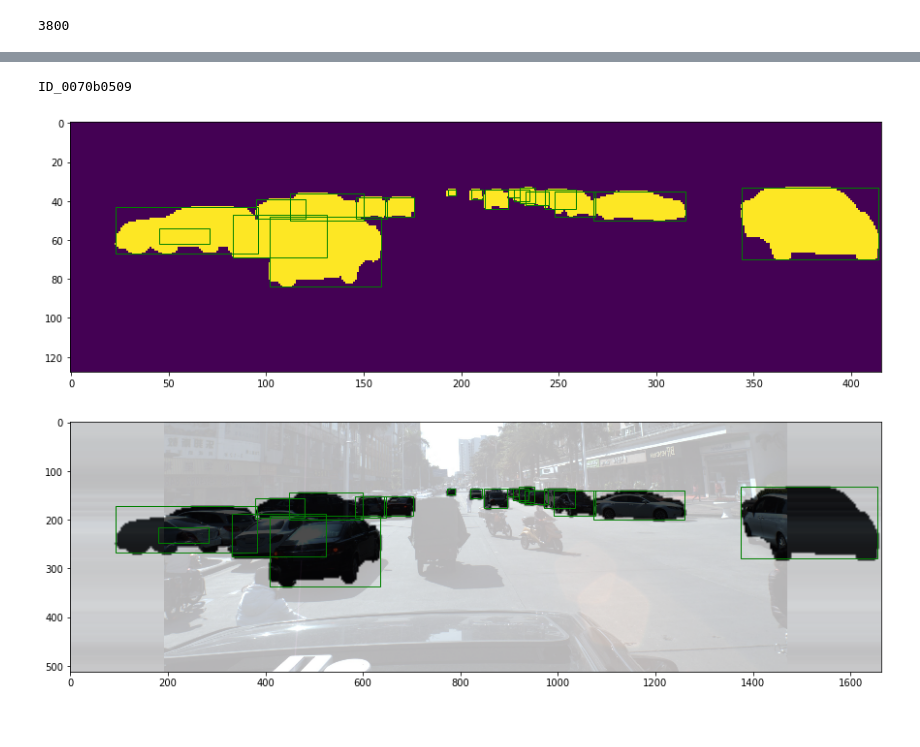
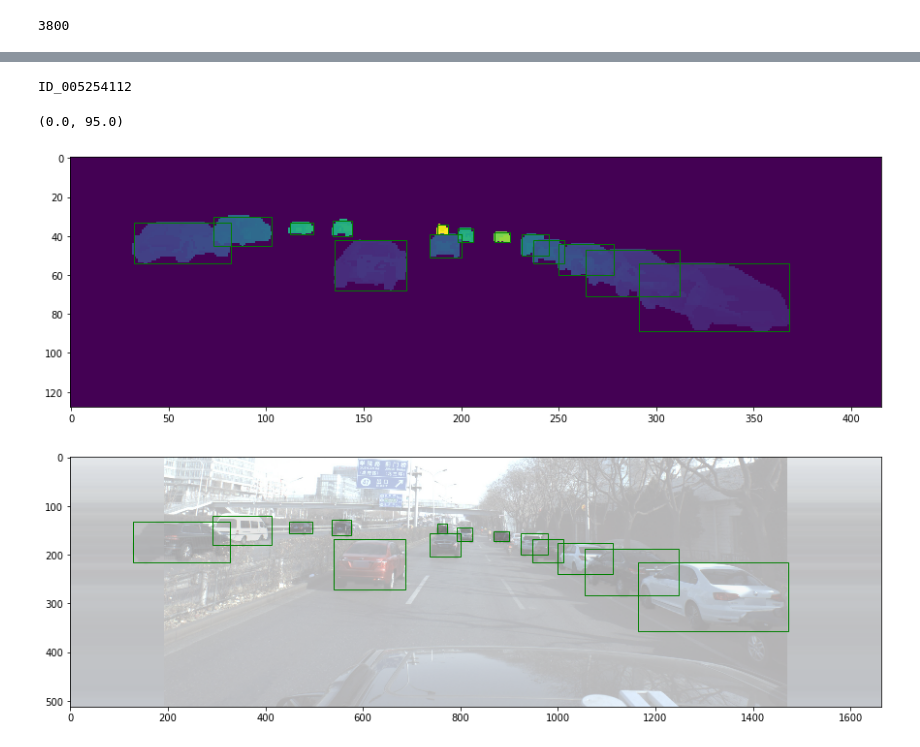
Before and after one commit to dmitry-vorobiev/kaggle-pku-autonomous-driving-centernet, a Jupyter notebook: notebooks/dense_masks.ipynb, the cells around one changed output, grey strips where cells are left out. Saved outputs shown, nothing was run; the diff lists cells and outputs as text; code cells hidden in the pictures.

Commit message:
vis dense mask

```diff
--- a/notebooks/dense masks.ipynb
+++ b/notebooks/dense_masks.ipynb
@@ -187,7 +187,7 @@ count = 0
 # %%
 draw_gaussian = draw_umich_gaussian
 aug = False
-flipped = True
+flipped = False
 stop_counter = False
 
 if not stop_counter:
@@ -234,55 +234,76 @@ for k in range(num_objs):
     ct = proj_point(ann['location'], calib)
     bbox = np.array(ann['bbox'])
     pts = np.array(ann['pts'])
+    car_name = car_models.car_id2name[ann['car_id']].name
+    car_model = models_3D[car_name]
+
+    Rt = np.eye(4)
+    Rt[:3, 3] = ann['location']
+    Rt[:3,:3] = euler_angles_to_rotation_matrix(ann['rotation']).T
+
+    vert = car_model['vertices']
+    P = np.ones((vert.shape[0],vert.shape[1]+1))
+    P[:, :-1] = vert
+
+    pts_3d = (calib[:,:3] @ (Rt[:3,:] @ P.T)).T
+    pts_2d = pts_3d[:,:2] / pts_3d[:,2:]
+
     if flipped:
         ct[0] = width-1 - ct[0]
         bbox[[0, 2]] = width-1 - bbox[[2, 0]]
-        pts[:,0] = width-1 - pts[:,0]
+        pts_2d[:,0] = width-1 - pts[:,0]
     if pad_w_pct > 0:
         offset = int(width * pad_w_pct / 2)
         ct[0] += offset
         bbox[[0, 2]] += offset
-        pts[:,0] += offset
+        pts_2d[:,0] += offset
     if img_bottom_half:
         ct[1] -= height
         bbox[[1, 3]] -= height
-        pts[:,1] -= height
+        pts_2d[:,1] -= height
     ct = affine_transform(ct, trans_output)
     ct0 = np.copy(ct)
     ct[0] = np.clip(ct[0], 0, hm.shape[2] - 1)
     ct[1] = np.clip(ct[1], 0, hm.shape[1] - 1)
     ct_int = ct.astype(np.int32)
     bbox[:2] = affine_transform(bbox[:2], trans_output)
     bbox[2:] = affine_transform(bbox[2:], trans_output)
     bbox[[0, 2]] = np.clip(bbox[[0, 2]], 0, hm.shape[2] - 1)
     bbox[[1, 3]] = np.clip(bbox[[1, 3]], 0, hm.shape[1] - 1)
     h, w = bbox[3] - bbox[1], bbox[2] - bbox[0]
     pad_px = (hm.shape[2] - out_w) // 2
-    if h > 0 and w > 0: # and bbox[2] > pad_px and bbox[0] < hm.shape[2] - pad_px:
+
+    if h > 0 and w > 0 and bbox[2] > pad_px and bbox[0] < hm.shape[2] - pad_px:
         radius = gaussian_radius((h, w))
         radius = max(0, int(radius))
         draw_gaussian(hm[0], ct, radius)
         bboxes.append(bbox)
 
-        pts = affine_transform_pts(pts, trans_output)
-        car_name = car_models.car_id2name[ann['car_id']].name
-        car_model = models_3D[car_name]
-        draw_segment(mask, pts, car_model['faces'])
+        pts_2d = affine_transform_pts(pts_2d, trans_output)
+        for face in car_model['faces'] - 1:
+            pts_face_2d = np.int32(pts_2d[face]).reshape((-1, 1, 2))
+            pts_face_3d = np.int32(pts_3d[face])
+            dim = 2
+            v = pts_face_3d[:,dim].mean()
+            cv2.drawContours(mask, [pts_face_2d], 0, (v,v,v), -1)
 
         reg[k] = ct0 - ct_int
 
 if not stop_counter:
     count += 1
 
 print(img_id)
 
 imshow(mask, boxes=bboxes)
 
 inp0 = inp.transpose(1, 2, 0)
 bboxes0 = [bb * down_ratio for bb in bboxes]
 blend = add_blend_img(inp0, mask, white_theme=True)
 imshow(blend, boxes=bboxes0)
+
+mask.min(), mask.max()
 # %% [output]
-ID_0070b0509
+ID_005254112
+(0.0, 95.0)
-[figure, old version]
+[figure, new version]
-[figure, old version]
+[figure, new version]
```
Also changed, not shown: parts of 3 cells of this notebook, 1 other file.
